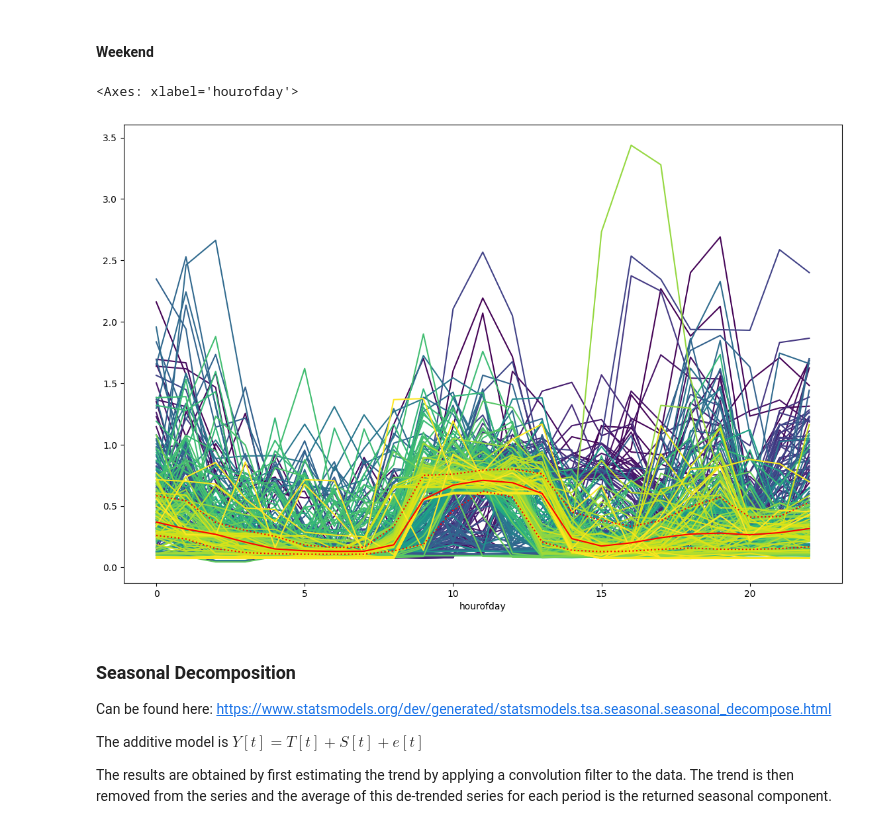
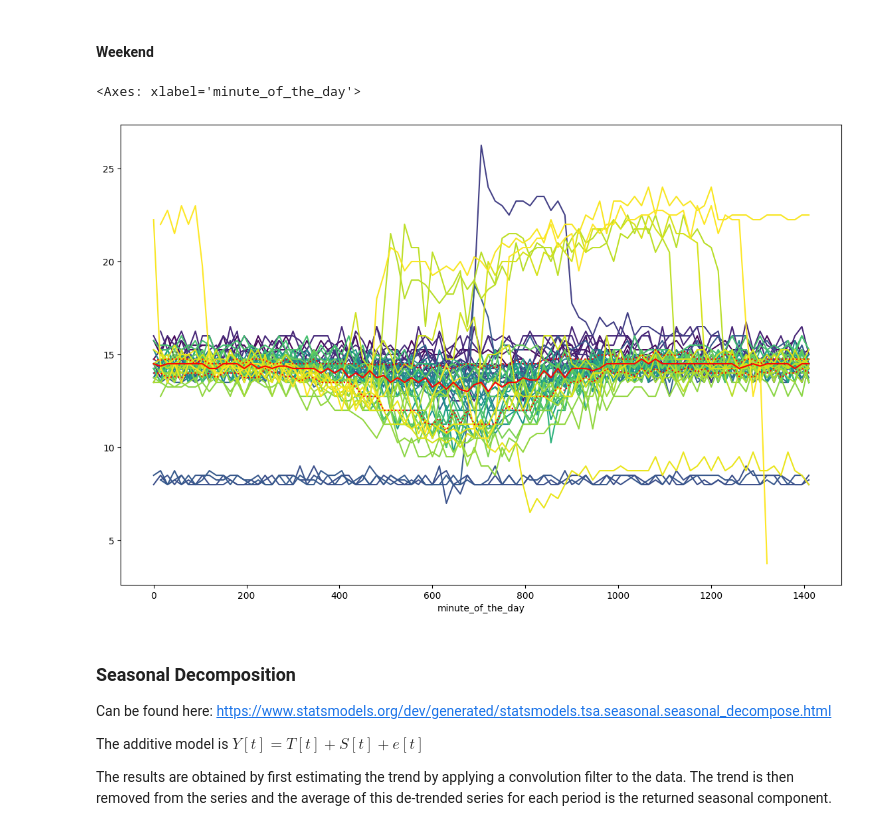
Before and after one commit to hertelm/uebung-2023-pyWATTS, a Jupyter notebook: uebung_pyWATTS.ipynb, the cells around one changed output. Drawn from its saved outputs; the diff is of its cells as text; code cells hidden in the pictures.

Commit message:
new data

```diff
--- a/uebung_pyWATTS.ipynb
+++ b/uebung_pyWATTS.ipynb
@@ -30,8 +30,21 @@ import statsmodels.api as sm
 import pylab
 import pywatts
 pylab.rcParams['figure.figsize'] = (14, 9)
+# %%
+date_parser = lambda date: pd.Timestamp(pd.to_datetime(date, format= '%Y-%m-%dT%H%M%S%Z'))
+data_res = pd.read_csv("data/household_data_15min_singleindex_filtered-2.csv", index_col="utc_timestamp", parse_dates=True , sep=',')
+
+
+data_res["demand"] = data_res["DE_KN_industrial3_grid_import"].diff(1)
+data_res["solar"] = data_res["DE_KN_industrial3_pv_roof"].diff(1)
+
+data_building = data_res[["demand","solar"]].dropna()
+data_building.index = pd.to_datetime(data_building.index,utc=True)
 # %%
-date_parser = lambda date: pd.Timestamp(pd.to_datetime(date, format='%Y-%m-%d %H:%M:%S'))
-data = pd.read_csv("data/data_building_250_ausgrid.csv", index_col="time", parse_dates = ["time"], date_parser=date_parser)
-data.head()
+#date_parser = lambda date: pd.Timestamp(pd.to_datetime(date, format='%Y-%m-%d %H:%M:%S'))
+#data = pd.read_csv("data/data_building_109_ausgrid.csv", index_col="time", parse_dates = ["time"], date_parser=date_parser)
+#data.head()
+
+data= data_building
+data.plot()
 # %% [output]
@@ -59,14 +67,19 @@ data.describe()
+# %%
+data[["demand","solar"]].head()
+
+data =  data[data.index > pd.to_datetime("2016-11-03",utc=True)]
+#data.plot()
 # %% [markdown]
 ### Compare Workingdays and Weekends
 # %% [markdown]
 #### Workingdays
 # %%
 #plots the first two weeks
-data["hourofday"] = data.index.hour
-data["days_since_start"] = [int(x/(24)) for x in range(0,len(data))]
+data["minute_of_the_day"] = data.index.hour * 60 + data.index.minute
+data["days_since_start"] = [int(x/(96)) for x in range(0,len(data))]
 data['weekday'] = data.index.weekday
 
-pivot = pd.pivot_table(data[data["weekday"] < 5], index=['hourofday'],columns=['days_since_start'], values=['demand'])[:-1]
+pivot = pd.pivot_table(data[data["weekday"] < 5], index=['minute_of_the_day'],columns=['days_since_start'], values=['demand'])[:-1]
 pivot["demand"].plot(legend=False,colormap="viridis")
 pivot.median(axis=1).plot(color="red")
 pivot.quantile(0.25,axis=1).plot(color="red",linestyle='dotted')
@@ -78,14 +106,14 @@ pivot.quantile(0.75,axis=1).plot(color="red",linestyle='dotted')
 #### Weekend
 # %%
 
-pivot = pd.pivot_table(data[data["weekday"] >= 5], index=['hourofday'],columns=['days_since_start'], values=['demand'])[:-1]
+pivot = pd.pivot_table(data[data["weekday"] >= 5], index=['minute_of_the_day'],columns=['days_since_start'], values=['demand'])[:-1]
 pivot["demand"].plot(legend=False,colormap="viridis")
 pivot.median(axis=1).plot(color="red")
 pivot.quantile(0.25,axis=1).plot(color="red",linestyle='dotted')
 pivot.quantile(0.75,axis=1).plot(color="red",linestyle='dotted')
 # %% [output]
-<Axes: xlabel='hourofday'>
+<Axes: xlabel='minute_of_the_day'>
-[figure, old version]
+[figure, new version]
 # %% [markdown]
 ### Seasonal Decomposition
 
```
Also changed, not shown: parts of 13 cells of this notebook.
